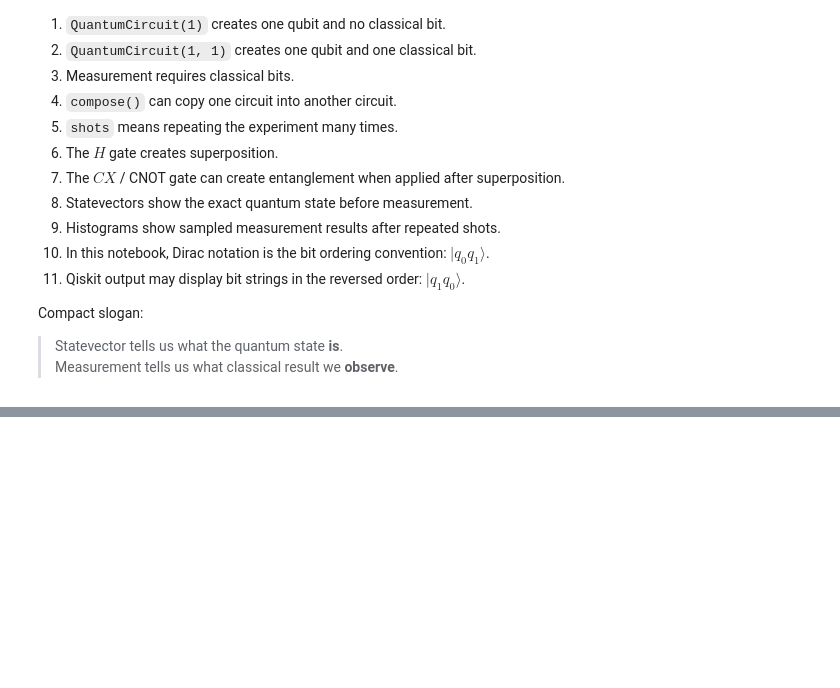
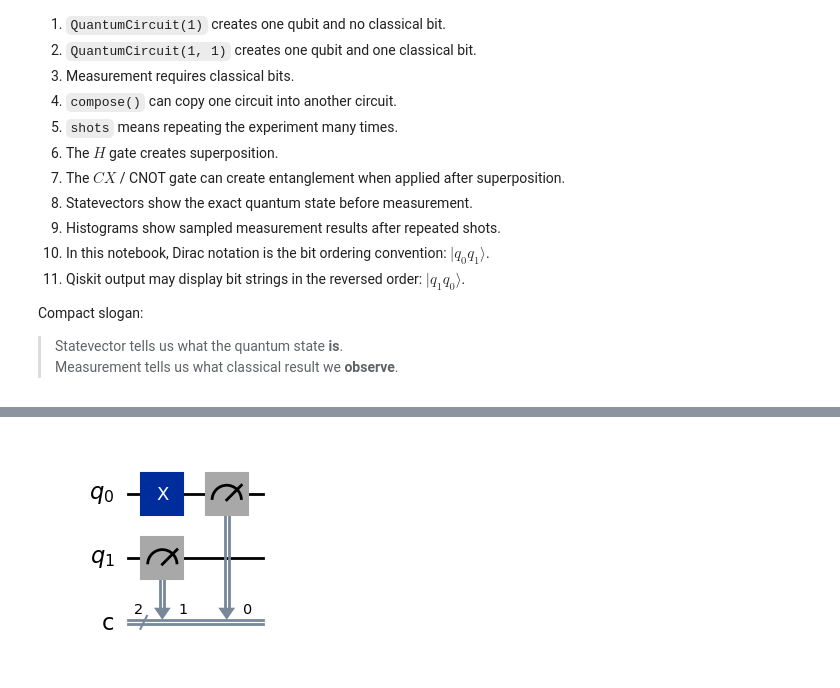
Before and after one commit to QuPepe/qc, a Jupyter notebook: exercise1.ipynb, the cells around one changed output, grey strips where cells are left out. Cells and saved outputs as stored; diff of their text form; code cells hidden in the pictures; blank space fills up the shorter version.

```diff
--- a/exercise1.ipynb
+++ b/exercise1.ipynb
@@ -1119,0 +1146,6 @@ Compact slogan:
+# %%
+# Add measurement and run the circuit.
+measured_qc = create_measured_circuit(qc)
+measured_qc.draw("mpl")
+# %% [output]
+[figure, added]
```
Also changed, not shown: parts of 11 cells of this notebook, 2 other files.
